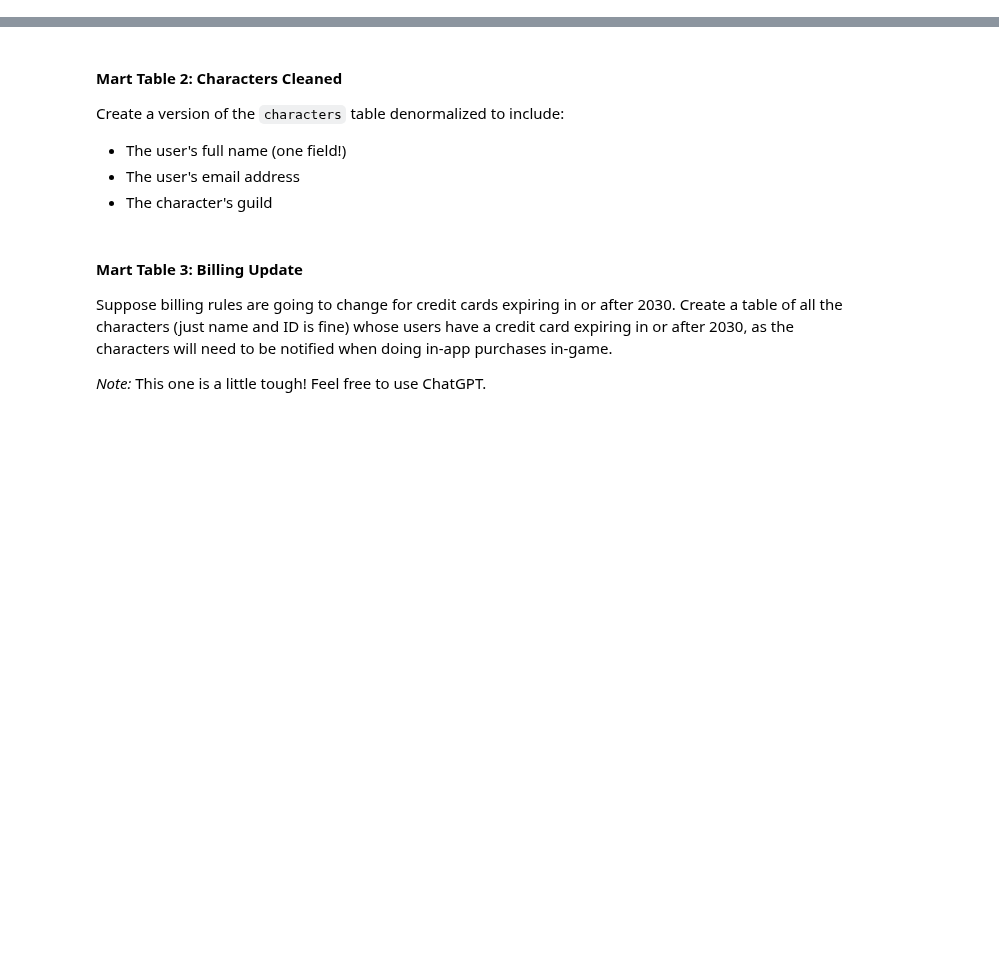
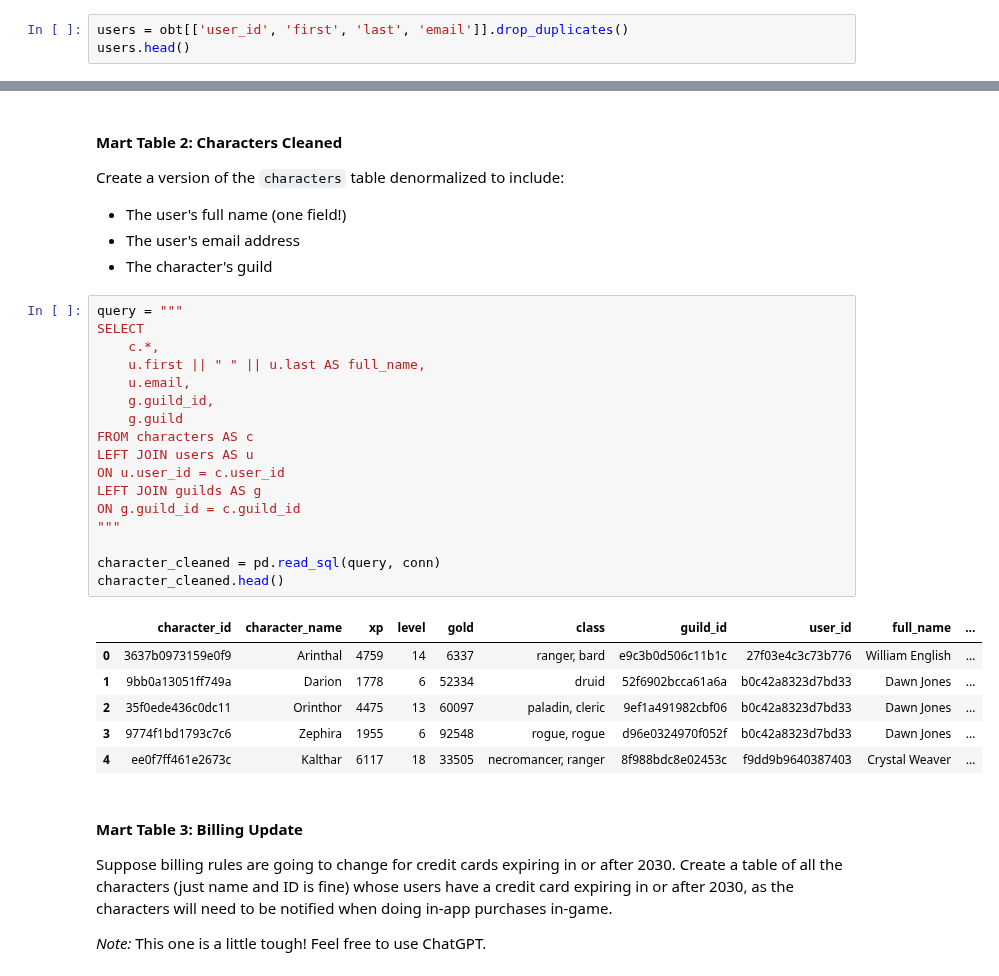
Before and after one commit to ga-curriculum/x-lab-db-design, a Jupyter notebook: lab-solutions.ipynb, the cells around one changed output, grey strips where cells are left out. Cells and saved outputs as stored; diff of their text form; blank space fills up the shorter version.

```diff
--- a/lab-solutions.ipynb
+++ b/lab-solutions.ipynb
@@ -34,3 +53,6 @@ For each of the four entities you listed in the previous step, create a normaliz
 _Hint:_ Fully normalized tables won't have duplicates. You will make heavy use of the `.drop_duplicates()` method in this step.
 
 _Double Hint:_ In cases where certain entities have no match to another entity, this method can produce unexpected NAs. Look for missing values before proceeding to the next step!
+# %%
+users = obt[['user_id', 'first', 'last', 'email']].drop_duplicates()
+users.head()
@@ -73,6 +162,30 @@ Create a version of the `characters` table denormalized to include:
 * The user's full name (one field!)
 * The user's email address
 * The character's guild
+# %%
+query = """
+SELECT
+    c.*,
+    u.first || " " || u.last AS full_name,
+    u.email,
+    g.guild_id,
+    g.guild
+FROM characters AS c
+LEFT JOIN users AS u
+ON u.user_id = c.user_id
+LEFT JOIN guilds AS g
+ON g.guild_id = c.guild_id
+"""
+
+character_cleaned = pd.read_sql(query, conn)
+character_cleaned.head()
+# %% [output]
+|  | character_id | character_name | xp | level | gold | class | guild_id | user_id | full_name | ... |
+| 0 | 3637b0973159e0f9 | Arinthal | 4759 | 14 | 6337 | ranger, bard | e9c3b0d506c11b1c | 27f03e4c3c73b776 | William English | ... |
+| 1 | 9bb0a13051ff749a | Darion | 1778 | 6 | 52334 | druid | 52f6902bcca61a6a | b0c42a8323d7bd33 | Dawn Jones | ... |
+| 2 | 35f0ede436c0dc11 | Orinthor | 4475 | 13 | 60097 | paladin, cleric | 9ef1a491982cbf06 | b0c42a8323d7bd33 | Dawn Jones | ... |
+| 3 | 9774f1bd1793c7c6 | Zephira | 1955 | 6 | 92548 | rogue, rogue | d96e0324970f052f | b0c42a8323d7bd33 | Dawn Jones | ... |
+| 4 | ee0f7ff461e2673c | Kalthar | 6117 | 18 | 33505 | necromancer, ranger | 8f988bdc8e02453c | f9dd9b9640387403 | Crystal Weaver | ... |
 # %% [markdown]
 #### Mart Table 3: Billing Update
 
```
Also changed, not shown: parts of 13 cells of this notebook, 2 other files.
